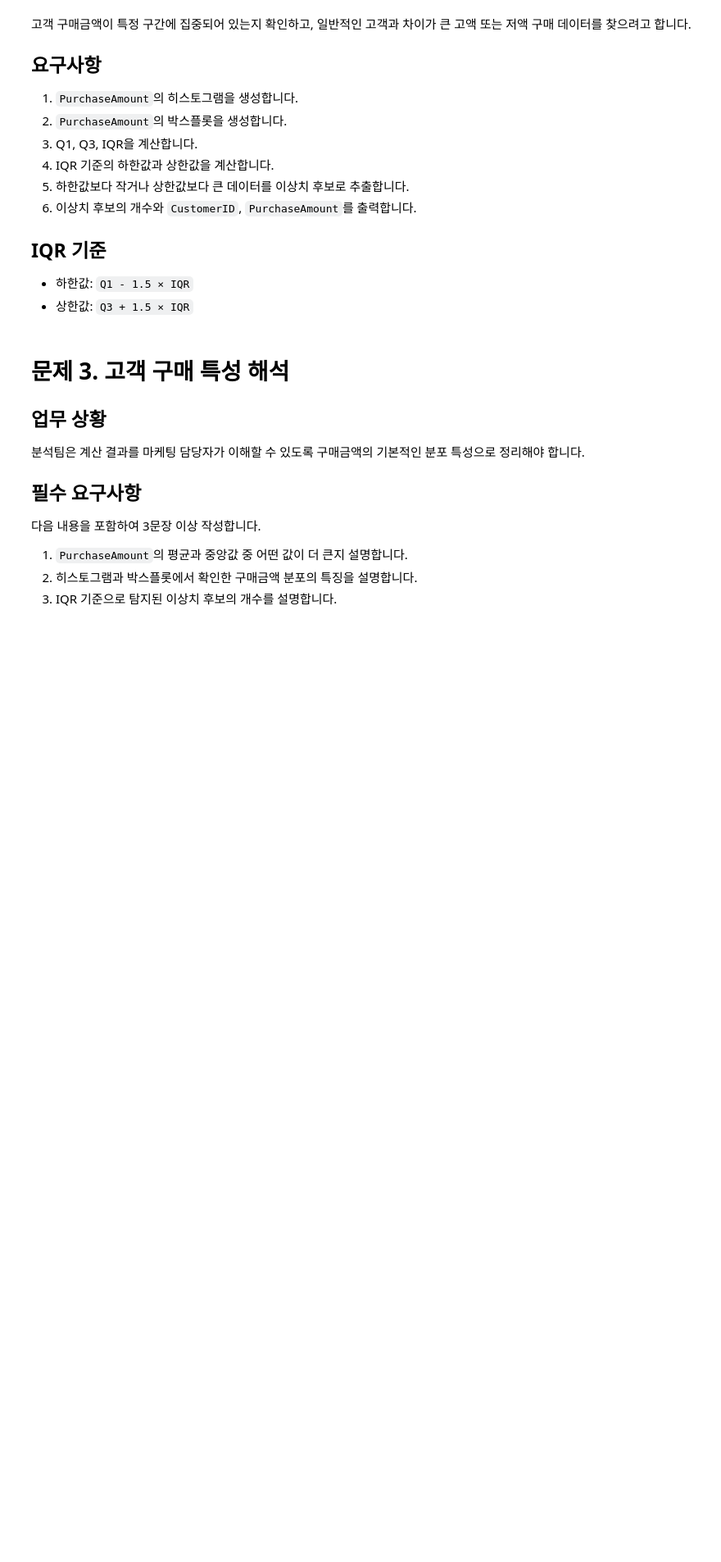
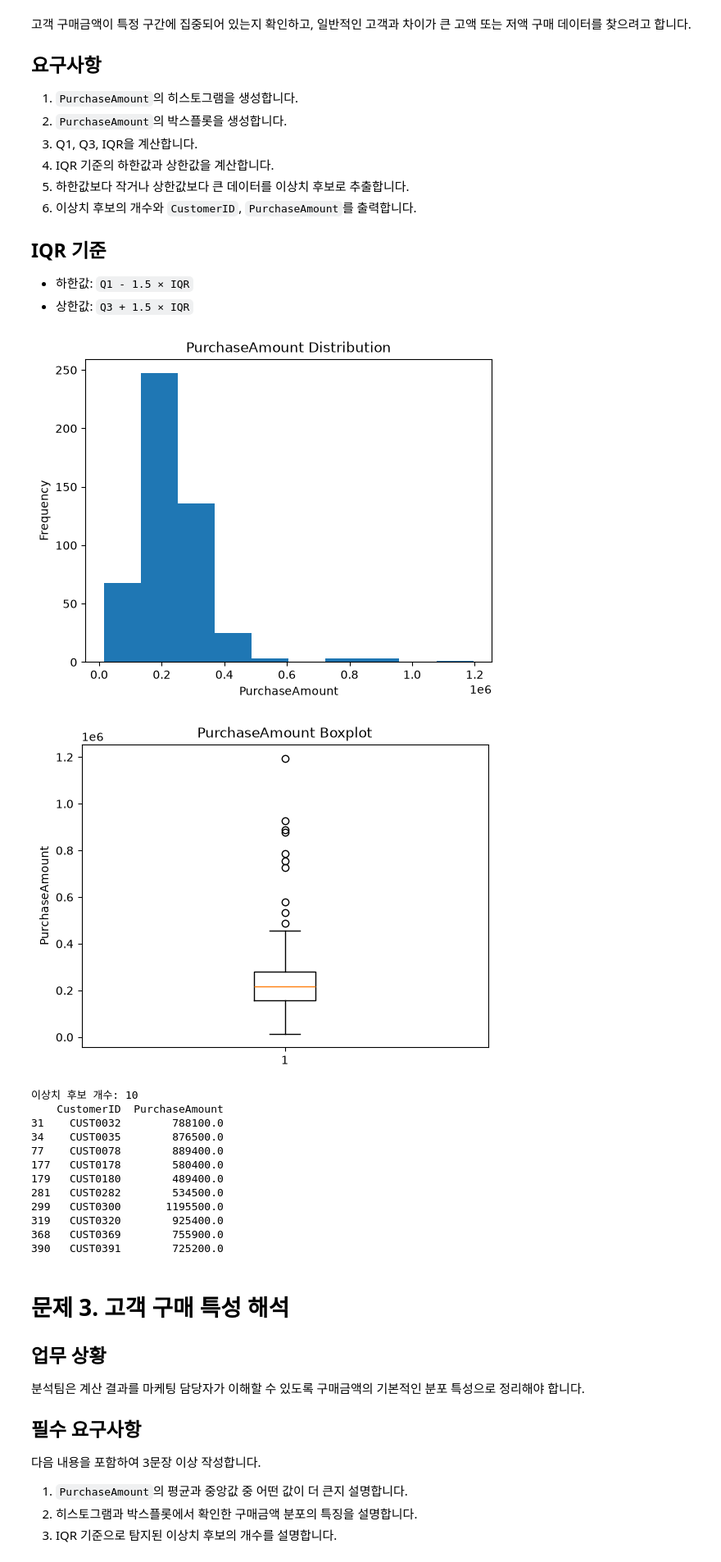
Before and after one commit to happening12321/basic-statistics-assignment-kangminjeong, a Jupyter notebook: Part1_고객구매데이터_기술통계및이상치분석_실습.ipynb, the cells around one changed output. Shown at 82% size. Saved outputs shown, nothing was run; the diff lists cells and outputs as text; code cells hidden in the pictures; blank space fills up the shorter version.

```diff
--- a/Part1_고객구매데이터_기술통계및이상치분석_실습.ipynb
+++ b/Part1_고객구매데이터_기술통계및이상치분석_실습.ipynb
@@ -107,3 +142,45 @@ analysis_df[analysis_columns].head()
+# %%
+# 문제 2 코드를 작성하세요.
+
+purchase_amount = analysis_df["PurchaseAmount"]
+
+plt.hist(purchase_amount)
+plt.xlabel("PurchaseAmount")
+plt.ylabel("Frequency")
+plt.title("PurchaseAmount Distribution")
+plt.show()
+
+plt.boxplot(purchase_amount)
+plt.ylabel("PurchaseAmount")
+plt.title("PurchaseAmount Boxplot")
+plt.show()
+
+q1 = purchase_amount.quantile(0.25)
+q3 = purchase_amount.quantile(0.75)
+iqr = q3 - q1
+
+lower = q1 - 1.5 * iqr
+upper = q3 + 1.5 * iqr
+
+outliers = analysis_df[(purchase_amount < lower) | (purchase_amount > upper)]
+
+print("이상치 후보 개수:", len(outliers))
+print(outliers[["CustomerID", "PurchaseAmount"]])
+# %% [output]
+[figure, added]
+[figure, added]
+이상치 후보 개수: 10
+    CustomerID  PurchaseAmount
+31    CUST0032        788100.0
+34    CUST0035        876500.0
+77    CUST0078        889400.0
+177   CUST0178        580400.0
+179   CUST0180        489400.0
+281   CUST0282        534500.0
+299   CUST0300       1195500.0
+319   CUST0320        925400.0
+368   CUST0369        755900.0
+390   CUST0391        725200.0
 # %% [markdown]
 # 문제 3. 고객 구매 특성 해석
 
```
Also changed, not shown: parts of 5 cells of this notebook, 1 other file.
